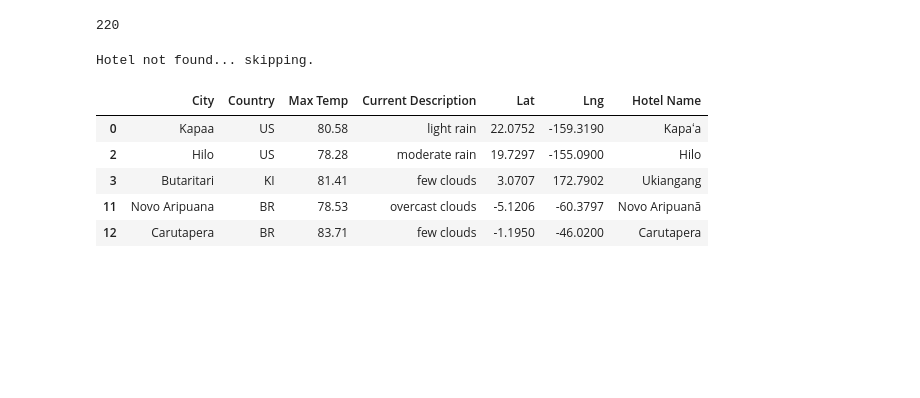
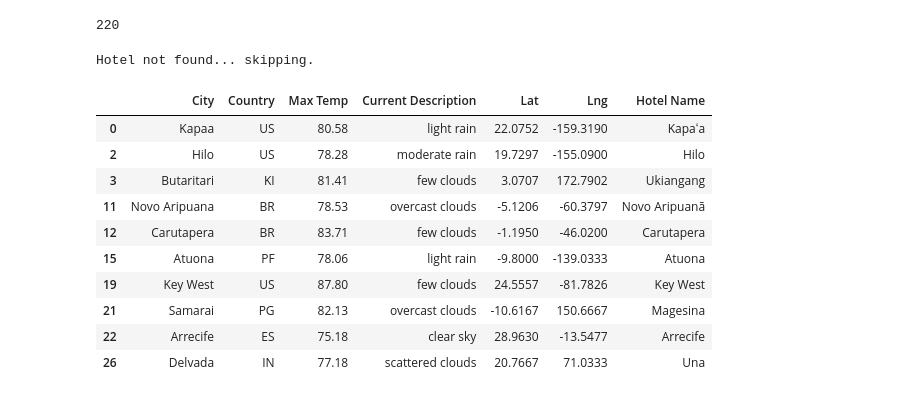
Before and after one commit to olakunlealabede/World_Weather_Analysis, a Jupyter notebook: Vacation_Search.ipynb, the cells around one changed output. Cells and saved outputs as stored; diff of their text form; code cells hidden in the pictures; blank space fills up the shorter version.

```diff
--- a/Vacation_Search.ipynb
+++ b/Vacation_Search.ipynb
@@ -179,14 +179,19 @@ for index, row in hotel_df.iterrows():
 Hotel not found... skipping.
 # %%
 # 7. Drop the rows where there is no Hotel Name.
-hotel_df.head()
+hotel_df.head(10)
 # %% [output]
 |  | City | Country | Max Temp | Current Description | Lat | Lng | Hotel Name |
 | 0 | Kapaa | US | 80.58 | light rain | 22.0752 | -159.3190 | Kapaʻa |
 | 2 | Hilo | US | 78.28 | moderate rain | 19.7297 | -155.0900 | Hilo |
 | 3 | Butaritari | KI | 81.41 | few clouds | 3.0707 | 172.7902 | Ukiangang |
 | 11 | Novo Aripuana | BR | 78.53 | overcast clouds | -5.1206 | -60.3797 | Novo Aripuanã |
 | 12 | Carutapera | BR | 83.71 | few clouds | -1.1950 | -46.0200 | Carutapera |
+| 15 | Atuona | PF | 78.06 | light rain | -9.8000 | -139.0333 | Atuona |
+| 19 | Key West | US | 87.80 | few clouds | 24.5557 | -81.7826 | Key West |
+| 21 | Samarai | PG | 82.13 | overcast clouds | -10.6167 | 150.6667 | Magesina |
+| 22 | Arrecife | ES | 75.18 | clear sky | 28.9630 | -13.5477 | Arrecife |
+| 26 | Delvada | IN | 77.18 | scattered clouds | 20.7667 | 71.0333 | Una |
 # %%
 # 8a. Create the output File (CSV)
 output_data_file = "Vacation_Search/WeatherPy_vacation.csv"
```
Also changed, not shown: 4 other files.
